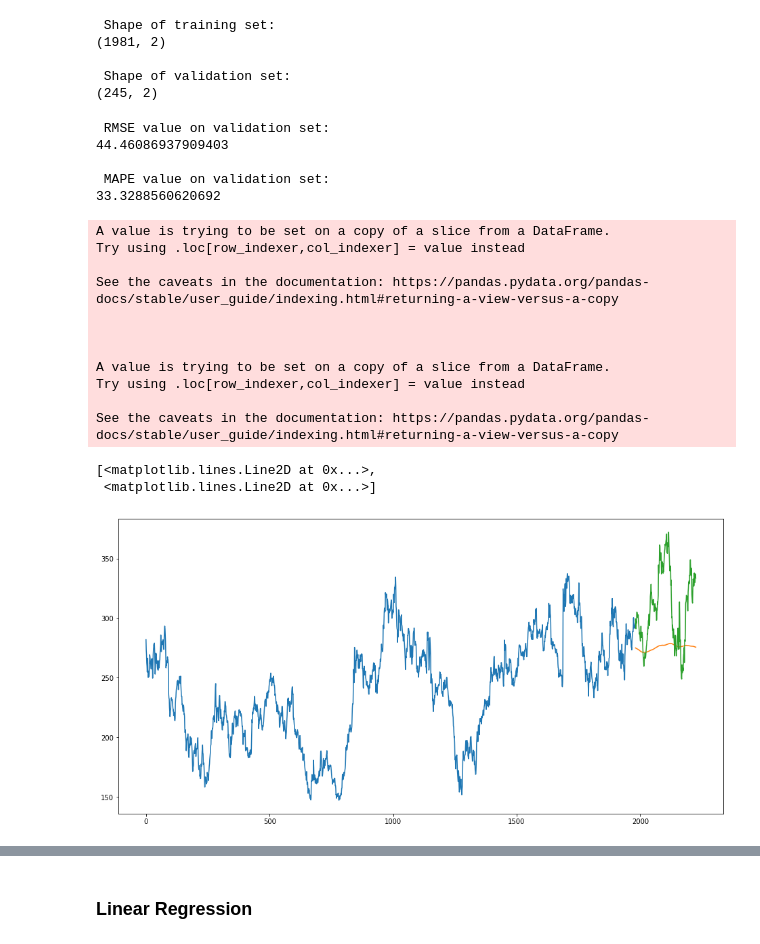
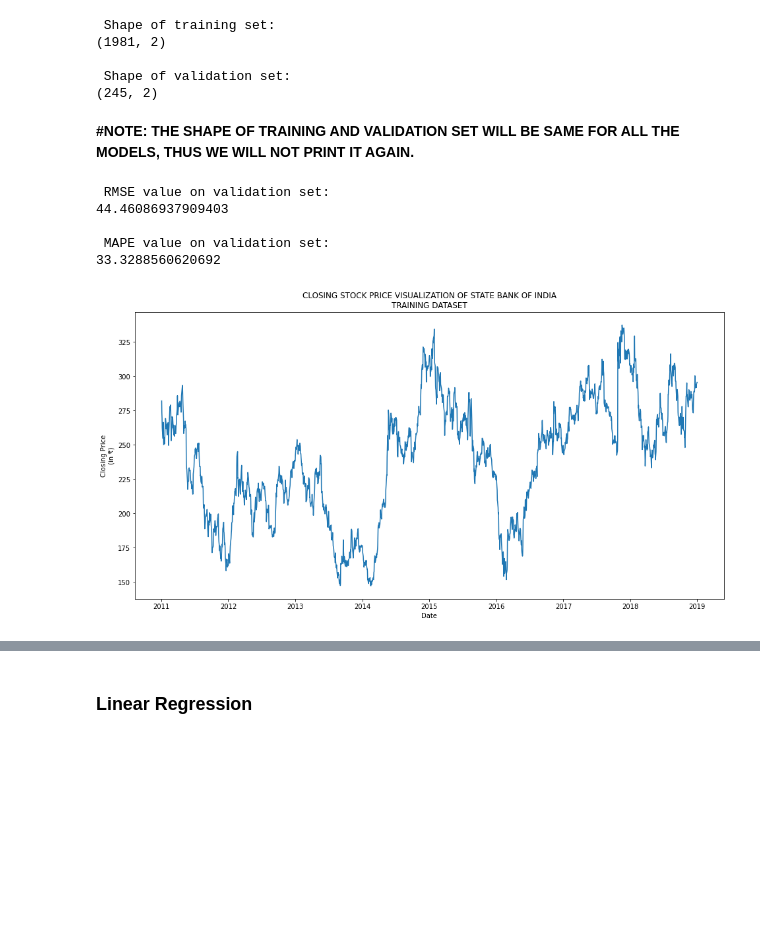
Before and after one commit to dipanshuagarwal/Stock-Market-Forecasting, a Jupyter notebook: Code/All_Model.ipynb, the cells around one changed output, grey strips where cells are left out. Saved outputs shown, nothing was run; the diff lists cells and outputs as text; code cells hidden in the pictures; blank space fills up the shorter version.

```diff
--- a/Code/All_Model.ipynb
+++ b/Code/All_Model.ipynb
@@ -83,6 +87,8 @@ for i in range(0,valid.shape[0]):
 
  Shape of validation set:
 (245, 2)
+# %% [markdown]
+**#NOTE: THE SHAPE OF TRAINING AND VALIDATION SET WILL BE SAME FOR ALL THE MODELS, THUS WE WILL NOT PRINT IT AGAIN.**
 # %%
 # checking the results (RMSE value)
 ma_rms=np.sqrt(np.mean(np.power((np.array(valid['Close'])-preds),2)))
@@ -98,24 +104,12 @@ print(ma_mape)
 
  MAPE value on validation set:
 33.3288560620692
-# %%
-valid['Predictions'] = 0
-valid['Predictions'] = preds
-plt.figure(figsize=(16,8))
-plt.plot(train['Close'])
-plt.plot(valid[['Predictions', 'Close']])
-# %% [output]
-A value is trying to be set on a copy of a slice from a DataFrame.
-Try using .loc[row_indexer,col_indexer] = value instead
-
-See the caveats in the documentation: https://pandas.pydata.org/pandas-docs/stable/user_guide/indexing.html#returning-a-view-versus-a-copy
-
-
-
-A value is trying to be set on a copy of a slice from a DataFrame.
-Try using .loc[row_indexer,col_indexer] = value instead
-
-See the caveats in the documentation: https://pandas.pydata.org/pandas-docs/stable/user_guide/indexing.html#returning-a-view-versus-a-copy
-[<matplotlib.lines.Line2D at 0x...>,
- <matplotlib.lines.Line2D at 0x...>]
-[figure, removed]
+# %%
+fig, ax = plt.subplots(figsize=(16, 8))
+ax.plot(train['Date'], train['Close'])
+ax.set(title = "CLOSING STOCK PRICE VISUALIZATION OF STATE BANK OF INDIA\nTRAINING DATASET",
+       xlabel = "Date",
+       ylabel = "Closing Price\n(in ₹)")
+plt.show()
+# %% [output]
+[figure, added]
```
Also changed, not shown: parts of 21 cells of this notebook, 15 other files.
